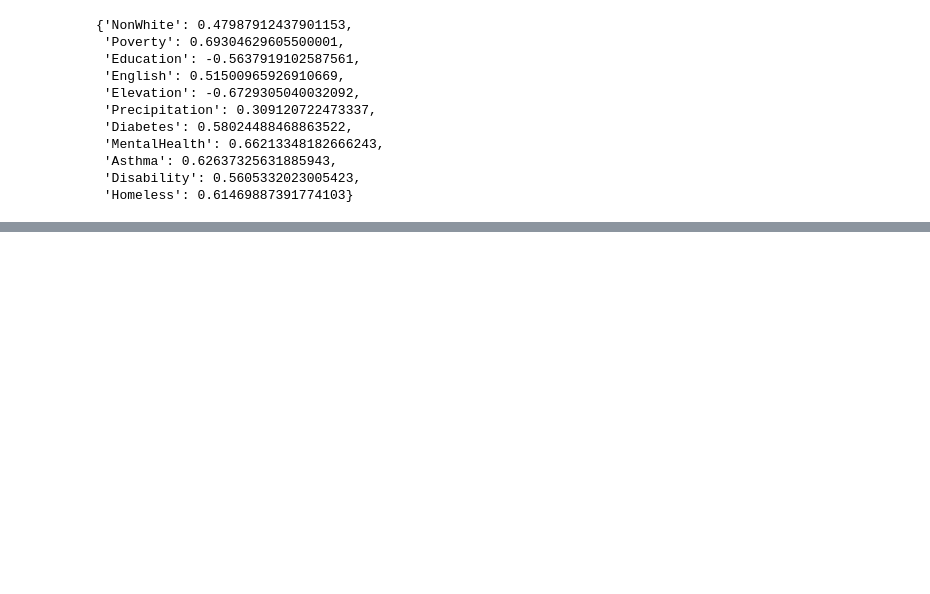
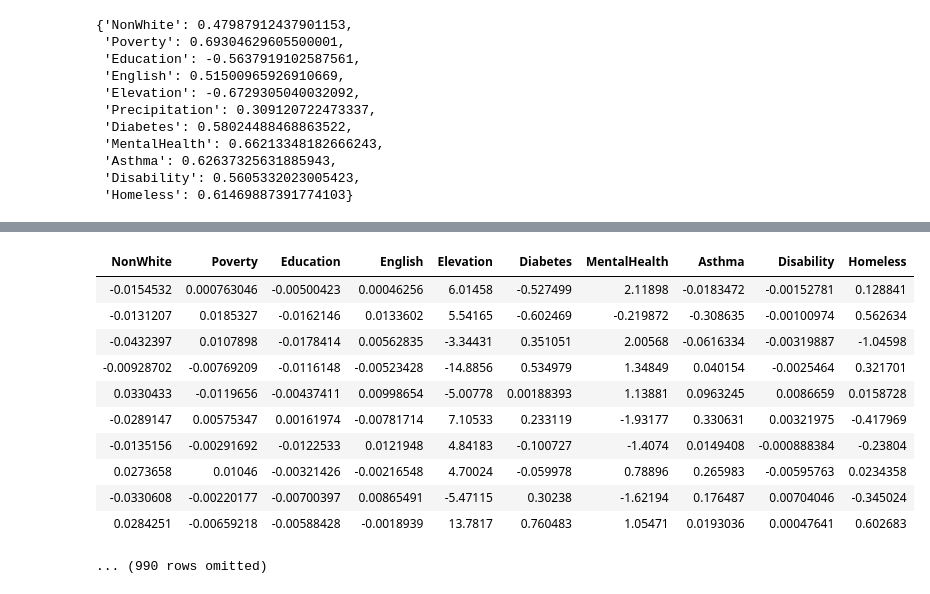
Before and after one commit to Ranabor/CDC-2022, a Jupyter notebook: empirical_analysis.ipynb, the cells around one changed output, grey strips where cells are left out. Saved outputs shown, nothing was run; the diff lists cells and outputs as text; code cells hidden in the pictures; blank space fills up the shorter version.

```diff
--- a/empirical_analysis.ipynb
+++ b/empirical_analysis.ipynb
@@ -121,0 +124,11 @@ significant_metrics
+# %%
+san_francisco_deciles = Table.read_table("./datasets/Flood_Health_Decile_Sort.csv")
+
+def risk_sort(decile):
+    if decile in np.arange(6, 11):
+        return "High"
+    else:
+        return "Low"
+
+san_francisco_risk_sort = san_francisco_deciles.with_column("Risk", san_francisco_deciles.apply(risk_sort, "Deciles"))
+san_francisco_risk_sort.show(5)
@@ -121,0 +143,36 @@ significant_metrics
+# %%
+def difference_in_proportion(sample, variable_used):
+    proportions = sample.group("Risk", np.mean)
+    prop_high = proportions.where("Risk", "High").column(f"{variable_used} mean").item(0)
+    prop_low = proportions.where("Risk", "Low").column(f"{variable_used} mean").item(0)
+    return prop_high - prop_low
+
+def simulate_one_stat(variable_used):
+    shuffled = san_francisco_risk_sort.sample(with_replacement=False).column("Risk")
+    original_with_shuffled_labels = san_francisco_risk_sort.with_column("Risk", shuffled)
+    return difference_in_proportion(original_with_shuffled_labels, variable_used)
+# %%
+trials = 1000
+variable_test_results = Table()
+variables = list(significant_metrics.keys())
+
+for i in variables:
+    test_stats = make_array()
+    for j in np.arange(trials):
+        test_stats = np.append(test_stats, simulate_one_stat(i))
+    variable_test_results = variable_test_results.with_column(i, test_stats)
+
+variable_test_results
+# %% [output]
+| NonWhite | Poverty | Education | English | Elevation | Diabetes | MentalHealth | Asthma | Disability | Homeless |
+| -0.0154532 | 0.000763046 | -0.00500423 | 0.00046256 | 6.01458 | -0.527499 | 2.11898 | -0.0183472 | -0.00152781 | 0.128841 |
+| -0.0131207 | 0.0185327 | -0.0162146 | 0.0133602 | 5.54165 | -0.602469 | -0.219872 | -0.308635 | -0.00100974 | 0.562634 |
+| -0.0432397 | 0.0107898 | -0.0178414 | 0.00562835 | -3.34431 | 0.351051 | 2.00568 | -0.0616334 | -0.00319887 | -1.04598 |
+| -0.00928702 | -0.00769209 | -0.0116148 | -0.00523428 | -14.8856 | 0.534979 | 1.34849 | 0.040154 | -0.0025464 | 0.321701 |
+| 0.0330433 | -0.0119656 | -0.00437411 | 0.00998654 | -5.00778 | 0.00188393 | 1.13881 | 0.0963245 | 0.0086659 | 0.0158728 |
+| -0.0289147 | 0.00575347 | 0.00161974 | -0.00781714 | 7.10533 | 0.233119 | -1.93177 | 0.330631 | 0.00321975 | -0.417969 |
+| -0.0135156 | -0.00291692 | -0.0122533 | 0.0121948 | 4.84183 | -0.100727 | -1.4074 | 0.0149408 | -0.000888384 | -0.23804 |
+| 0.0273658 | 0.01046 | -0.00321426 | -0.00216548 | 4.70024 | -0.059978 | 0.78896 | 0.265983 | -0.00595763 | 0.0234358 |
+| -0.0330608 | -0.00220177 | -0.00700397 | 0.00865491 | -5.47115 | 0.30238 | -1.62194 | 0.176487 | 0.00704046 | -0.345024 |
+| 0.0284251 | -0.00659218 | -0.00588428 | -0.0018939 | 13.7817 | 0.760483 | 1.05471 | 0.0193036 | 0.00047641 | 0.602683 |
+... (990 rows omitted)
```
Also changed, not shown: parts of 8 cells of this notebook, 2 other files.
